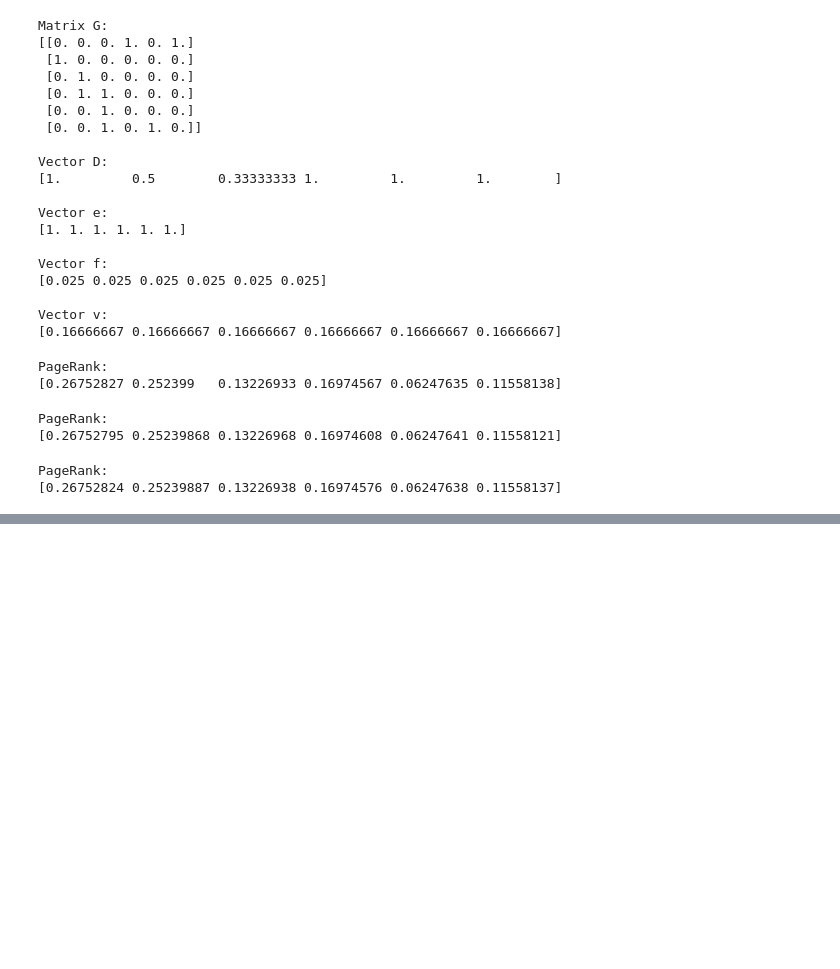
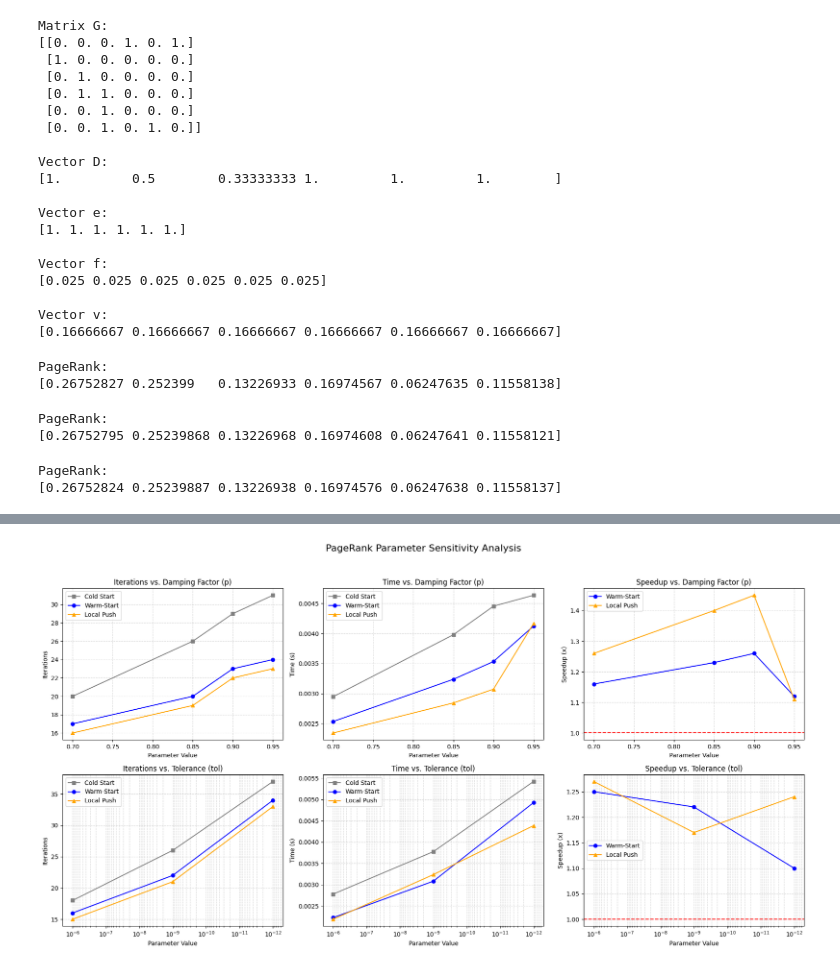
Before and after one commit to dinos714/Incremental-PageRank, a Jupyter notebook: src/notebooks/notes.ipynb, the cells around one changed output, grey strips where cells are left out. Cells and saved outputs as stored; diff of their text form; code cells hidden in the pictures; blank space fills up the shorter version.

```diff
--- a/src/notebooks/notes.ipynb
+++ b/src/notebooks/notes.ipynb
@@ -183,0 +284,84 @@ PageRank:
+# %%
+with open('../../results/sensitivity_experiment_results.json', 'r', encoding='utf-8') as f:
+        data = json.load(f)
+
+p_data = data['p_sensitivity']
+t_data = data['tol_sensitivity']
+
+# 创建 2x3 的画布
+fig, axes = plt.subplots(2, 3, figsize=(18, 10))
+fig.suptitle('PageRank Parameter Sensitivity Analysis', fontsize=16)
+
+# 颜色配置
+colors = {'cold': 'gray', 'warm': 'blue', 'local': 'orange'}
+markers = {'cold': 's', 'warm': 'o', 'local': '^'}
+
+# =========================================================
+# 第一行：p Sensitivity (阻尼系数)
+# =========================================================
+ps = [item['p'] for item in p_data]
+
+# 1.1 Iterations
+axes[0, 0].plot(ps, [item['cold_start']['iterations'] for item in p_data], marker=markers['cold'], color=colors['cold'], label='Cold Start')
+axes[0, 0].plot(ps, [item['warm_start']['iterations'] for item in p_data], marker=markers['warm'], color=colors['warm'], label='Warm-Start')
+axes[0, 0].plot(ps, [item['local_push']['iterations'] for item in p_data], marker=markers['local'], color=colors['local'], label='Local Push')
+axes[0, 0].set_title('Iterations vs. Damping Factor (p)')
+axes[0, 0].set_ylabel('Iterations')
+
+# 1.2 Execution Time
+axes[0, 1].plot(ps, [item['cold_start']['execution_time_sec'] for item in p_data], marker=markers['cold'], color=colors['cold'], label='Cold Start')
+axes[0, 1].plot(ps, [item['warm_start']['execution_time_sec'] for item in p_data], marker=markers['warm'], color=colors['warm'], label='Warm-Start')
+axes[0, 1].plot(ps, [item['local_push']['execution_time_sec'] for item in p_data], marker=markers['local'], color=colors['local'], label='Local Push')
+axes[0, 1].set_title('Time vs. Damping Factor (p)')
+axes[0, 1].set_ylabel('Time (s)')
+
+# 1.3 Speedup
+axes[0, 2].plot(ps, [item['warm_start']['speedup'] for item in p_data], marker=markers['warm'], color=colors['warm'], label='Warm-Start')
+axes[0, 2].plot(ps, [item['local_push']['speedup'] for item in p_data], marker=markers['local'], color=colors['local'], label='Local Push')
+axes[0, 2].axhline(y=1.0, color='red', linestyle='--')
+axes[0, 2].set_title('Speedup vs. Damping Factor (p)')
+axes[0, 2].set_ylabel('Speedup (x)')
+
+# =========================================================
+# 第二行：tol Sensitivity (容忍度)
+# =========================================================
+tols = [float(item['tol_str']) for item in t_data]
+tol_labels = [item['tol_str'] for item in t_data]
+
+# 2.1 Iterations
+axes[1, 0].plot(tols, [item['cold_start']['iterations'] for item in t_data], marker=markers['cold'], color=colors['cold'], label='Cold Start')
+axes[1, 0].plot(tols, [item['warm_start']['iterations'] for item in t_data], marker=markers['warm'], color=colors['warm'], label='Warm-Start')
+axes[1, 0].plot(tols, [item['local_push']['iterations'] for item in t_data], marker=markers['local'], color=colors['local'], label='Local Push')
+axes[1, 0].set_xscale('log')
+axes[1, 0].set_title('Iterations vs. Tolerance (tol)')
+axes[1, 0].set_ylabel('Iterations')
+axes[1, 0].invert_xaxis()
+
+# 2.2 Execution Time
+axes[1, 1].plot(tols, [item['cold_start']['execution_time_sec'] for item in t_data], marker=markers['cold'], color=colors['cold'], label='Cold Start')
+axes[1, 1].plot(tols, [item['warm_start']['execution_time_sec'] for item in t_data], marker=markers['warm'], color=colors['warm'], label='Warm-Start')
+axes[1, 1].plot(tols, [item['local_push']['execution_time_sec'] for item in t_data], marker=markers['local'], color=colors['local'], label='Local Push')
+axes[1, 1].set_xscale('log')
+axes[1, 1].set_title('Time vs. Tolerance (tol)')
+axes[1, 1].set_ylabel('Time (s)')
+axes[1, 1].invert_xaxis()
+
+# 2.3 Speedup
+axes[1, 2].plot(tols, [item['warm_start']['speedup'] for item in t_data], marker=markers['warm'], color=colors['warm'], label='Warm-Start')
+axes[1, 2].plot(tols, [item['local_push']['speedup'] for item in t_data], marker=markers['local'], color=colors['local'], label='Local Push')
+axes[1, 2].axhline(y=1.0, color='red', linestyle='--')
+axes[1, 2].set_xscale('log')
+axes[1, 2].set_title('Speedup vs. Tolerance (tol)')
+axes[1, 2].set_ylabel('Speedup (x)')
+axes[1, 2].invert_xaxis()
+
+for ax_row in axes:
+    for ax in ax_row:
+        ax.legend()
+        ax.grid(True, which="both", ls="--", alpha=0.5)
+        ax.set_xlabel('Parameter Value')
+
+plt.tight_layout(rect=[0, 0.03, 1, 0.95])
+plt.savefig('../../results/sensitivity.png', dpi=300)
+print(f"[*] 可视化图表已保存至: '../../results/sensitivity.png'")
+# %% [output]
@@ -183,0 +369 @@ PageRank:
+[figure, added]
```
Also changed, not shown: parts of 6 cells of this notebook, 13 other files.
